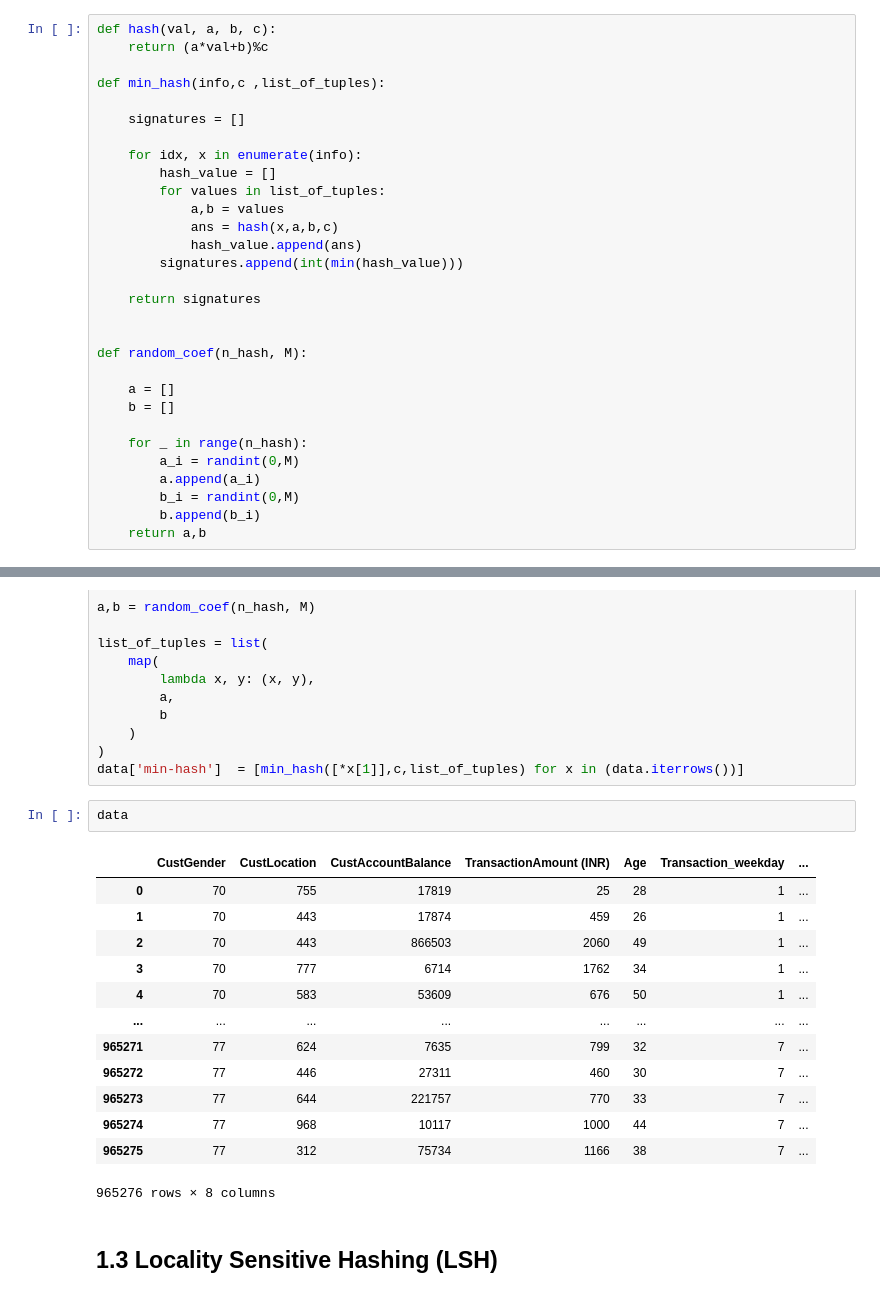
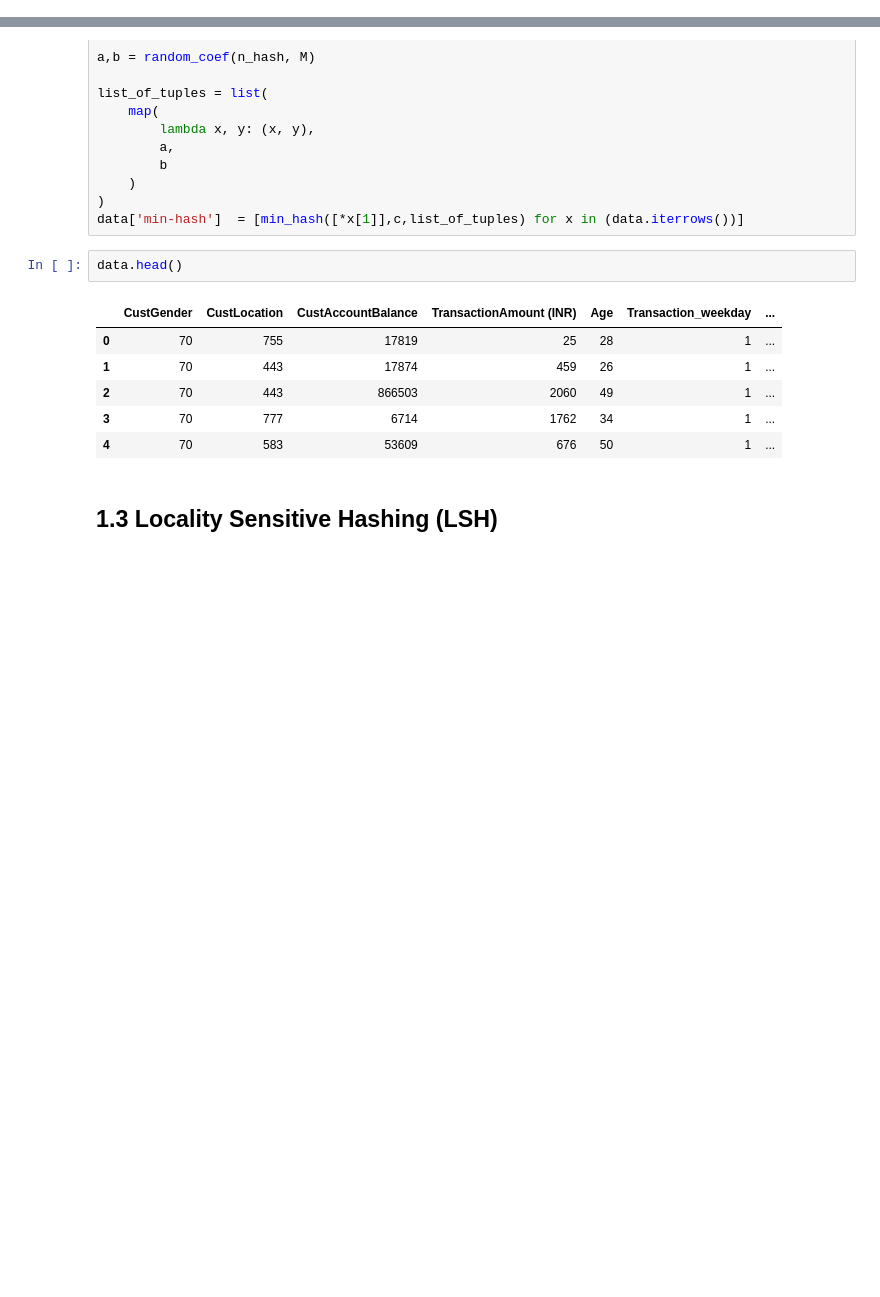
Before and after one commit to gianaguico/ADM_HW4_Group33, a Jupyter notebook: Q1.ipynb, the cells around one changed output, grey strips where cells are left out. Drawn from its saved outputs; the diff is of its cells as text; blank space fills up the shorter version.

```diff
--- a/Q1.ipynb
+++ b/Q1.ipynb
@@ -194,36 +133,6 @@ where: <br>
 - *c*: the next prime number bigger than the maximum value of *x*
 # %% [markdown]
 Now it's time to implement the MinHash
-# %%
-def hash(val, a, b, c):
-    return (a*val+b)%c
-
-def min_hash(info,c ,list_of_tuples):
-
-    signatures = []
-
-    for idx, x in enumerate(info):
-        hash_value = []
-        for values in list_of_tuples:
-            a,b = values
-            ans = hash(x,a,b,c)
-            hash_value.append(ans)
-        signatures.append(int(min(hash_value)))
-
-    return signatures
-
-
-def random_coef(n_hash, M):
-
-    a = []
-    b = []
-
-    for _ in range(n_hash):
-        a_i = randint(0,M)
-        a.append(a_i)
-        b_i = randint(0,M)
-        b.append(b_i)
-    return a,b
 # %%
 c = max_value_of_x
 M = 2**32 -1
@@ -240,21 +149,14 @@ list_of_tuples = list(
 )
 data['min-hash']  = [min_hash([*x[1]],c,list_of_tuples) for x in (data.iterrows())]
 # %%
-data
+data.head()
 # %% [output]
 |  | CustGender | CustLocation | CustAccountBalance | TransactionAmount (INR) | Age | Transaction_weekday | ... |
 | 0 | 70 | 755 | 17819 | 25 | 28 | 1 | ... |
 | 1 | 70 | 443 | 17874 | 459 | 26 | 1 | ... |
 | 2 | 70 | 443 | 866503 | 2060 | 49 | 1 | ... |
 | 3 | 70 | 777 | 6714 | 1762 | 34 | 1 | ... |
 | 4 | 70 | 583 | 53609 | 676 | 50 | 1 | ... |
-| ... | ... | ... | ... | ... | ... | ... | ... |
-| 965271 | 77 | 624 | 7635 | 799 | 32 | 7 | ... |
-| 965272 | 77 | 446 | 27311 | 460 | 30 | 7 | ... |
-| 965273 | 77 | 644 | 221757 | 770 | 33 | 7 | ... |
-| 965274 | 77 | 968 | 10117 | 1000 | 44 | 7 | ... |
-| 965275 | 77 | 312 | 75734 | 1166 | 38 | 7 | ... |
-965276 rows × 8 columns
 # %% [markdown]
 ## 1.3 Locality Sensitive Hashing (LSH)
 # %% [markdown]
```
Also changed, not shown: parts of 29 cells of this notebook.
